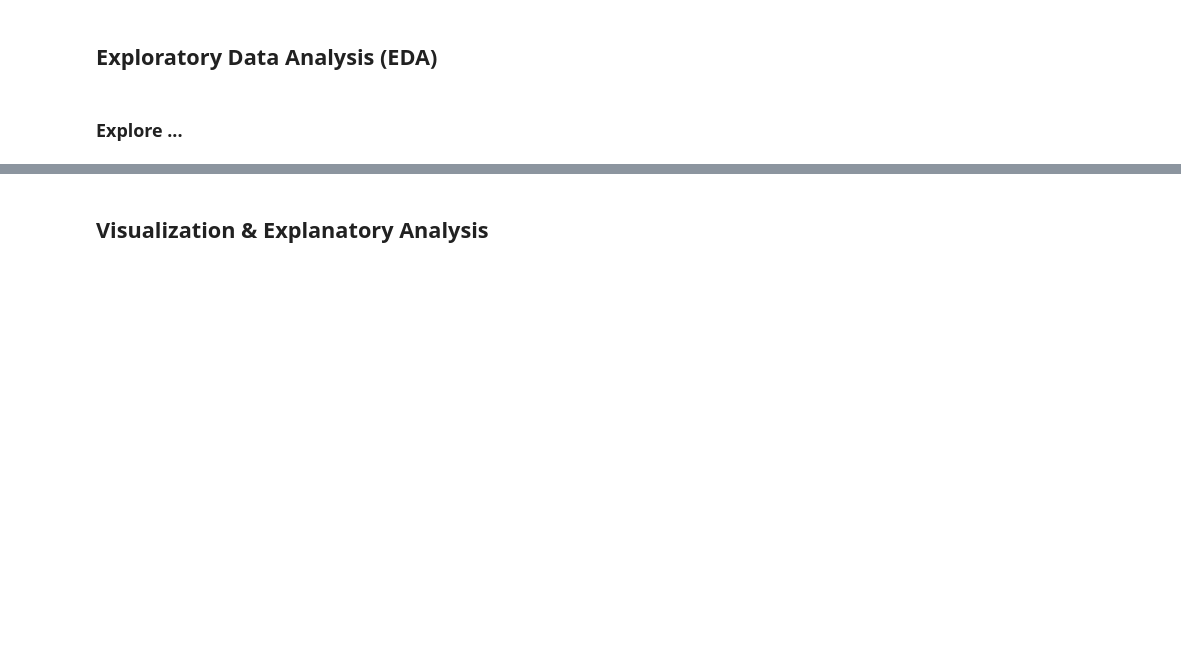
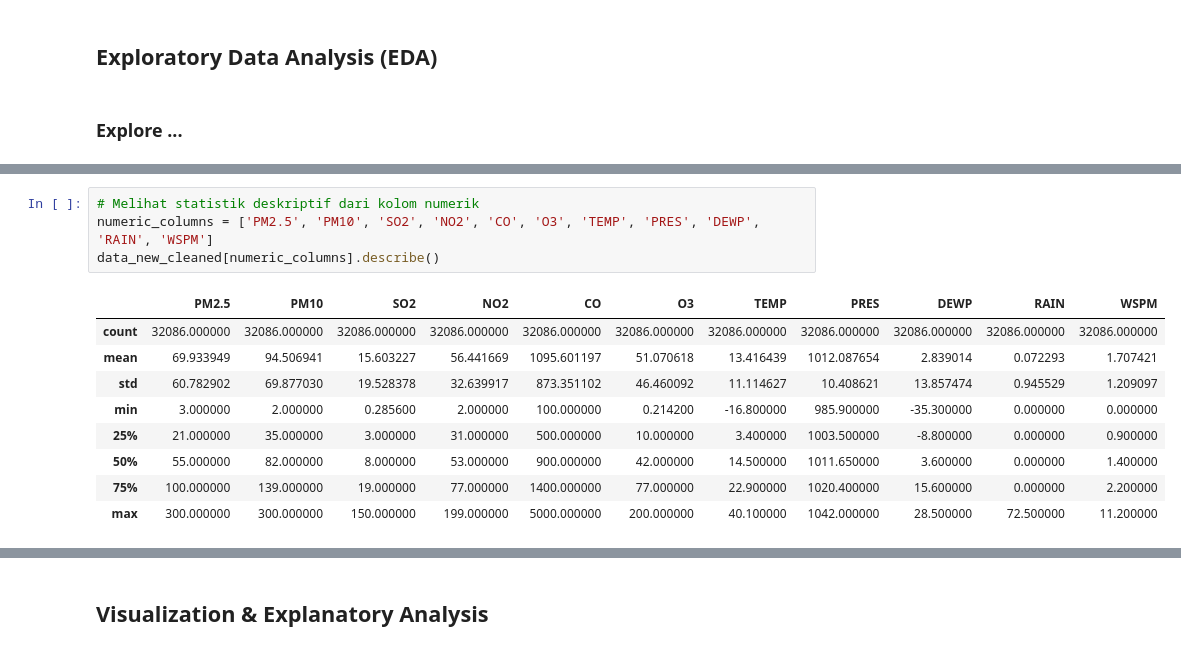
Before and after one commit to reonxp/analisis_data, a Jupyter notebook: notebook.ipynb, the cells around one changed output, grey strips where cells are left out. Cells and saved outputs as stored; diff of their text form; blank space fills up the shorter version.

```diff
--- a/notebook.ipynb
+++ b/notebook.ipynb
@@ -198,0 +348,14 @@ plt.tight_layout()
+# %%
+# Melihat statistik deskriptif dari kolom numerik
+numeric_columns = ['PM2.5', 'PM10', 'SO2', 'NO2', 'CO', 'O3', 'TEMP', 'PRES', 'DEWP', 'RAIN', 'WSPM']
+data_new_cleaned[numeric_columns].describe()
+# %% [output]
+|  | PM2.5 | PM10 | SO2 | NO2 | CO | O3 | TEMP | PRES | DEWP | RAIN | WSPM |
+| count | 32086.000000 | 32086.000000 | 32086.000000 | 32086.000000 | 32086.000000 | 32086.000000 | 32086.000000 | 32086.000000 | 32086.000000 | 32086.000000 | 32086.000000 |
+| mean | 69.933949 | 94.506941 | 15.603227 | 56.441669 | 1095.601197 | 51.070618 | 13.416439 | 1012.087654 | 2.839014 | 0.072293 | 1.707421 |
+| std | 60.782902 | 69.877030 | 19.528378 | 32.639917 | 873.351102 | 46.460092 | 11.114627 | 10.408621 | 13.857474 | 0.945529 | 1.209097 |
+| min | 3.000000 | 2.000000 | 0.285600 | 2.000000 | 100.000000 | 0.214200 | -16.800000 | 985.900000 | -35.300000 | 0.000000 | 0.000000 |
+| 25% | 21.000000 | 35.000000 | 3.000000 | 31.000000 | 500.000000 | 10.000000 | 3.400000 | 1003.500000 | -8.800000 | 0.000000 | 0.900000 |
+| 50% | 55.000000 | 82.000000 | 8.000000 | 53.000000 | 900.000000 | 42.000000 | 14.500000 | 1011.650000 | 3.600000 | 0.000000 | 1.400000 |
+| 75% | 100.000000 | 139.000000 | 19.000000 | 77.000000 | 1400.000000 | 77.000000 | 22.900000 | 1020.400000 | 15.600000 | 0.000000 | 2.200000 |
+| max | 300.000000 | 300.000000 | 150.000000 | 199.000000 | 5000.000000 | 200.000000 | 40.100000 | 1042.000000 | 28.500000 | 72.500000 | 11.200000 |
```
Also changed, not shown: parts of 26 cells of this notebook.
